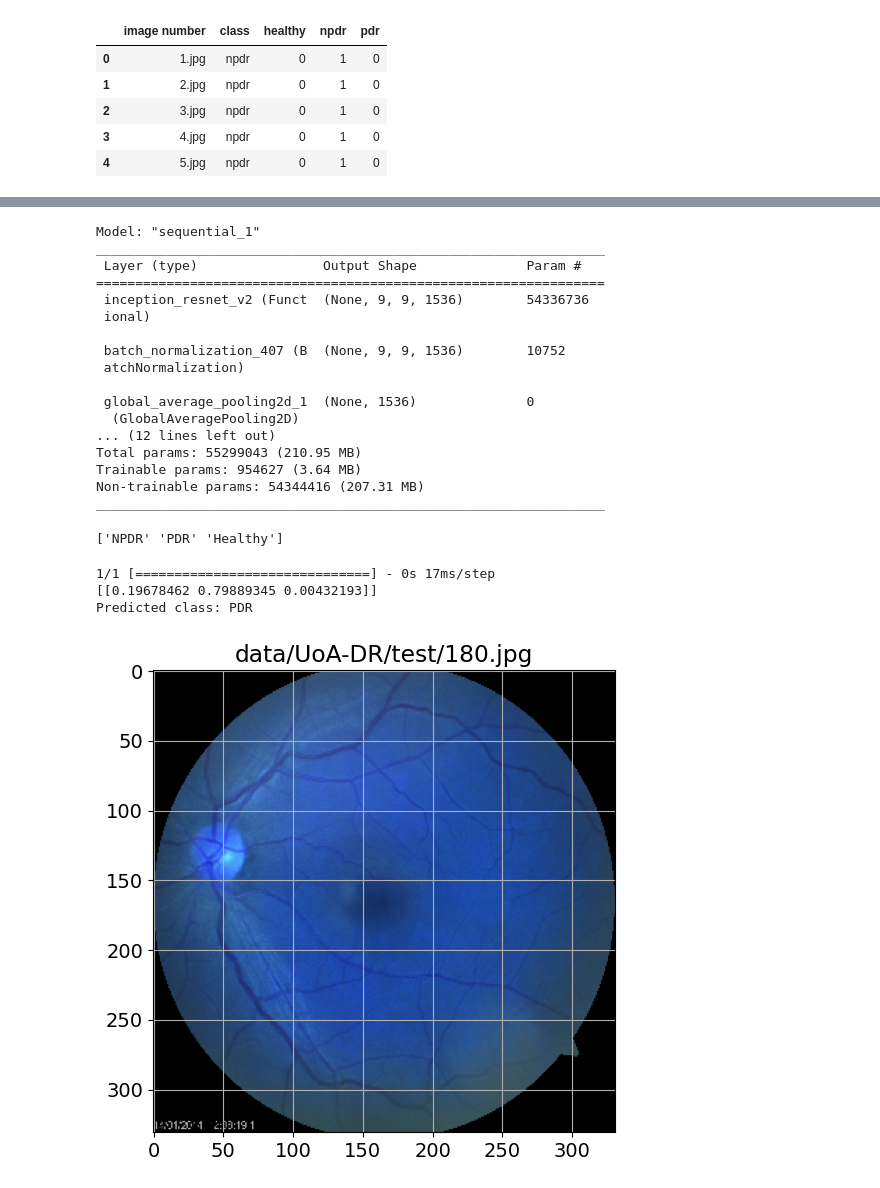
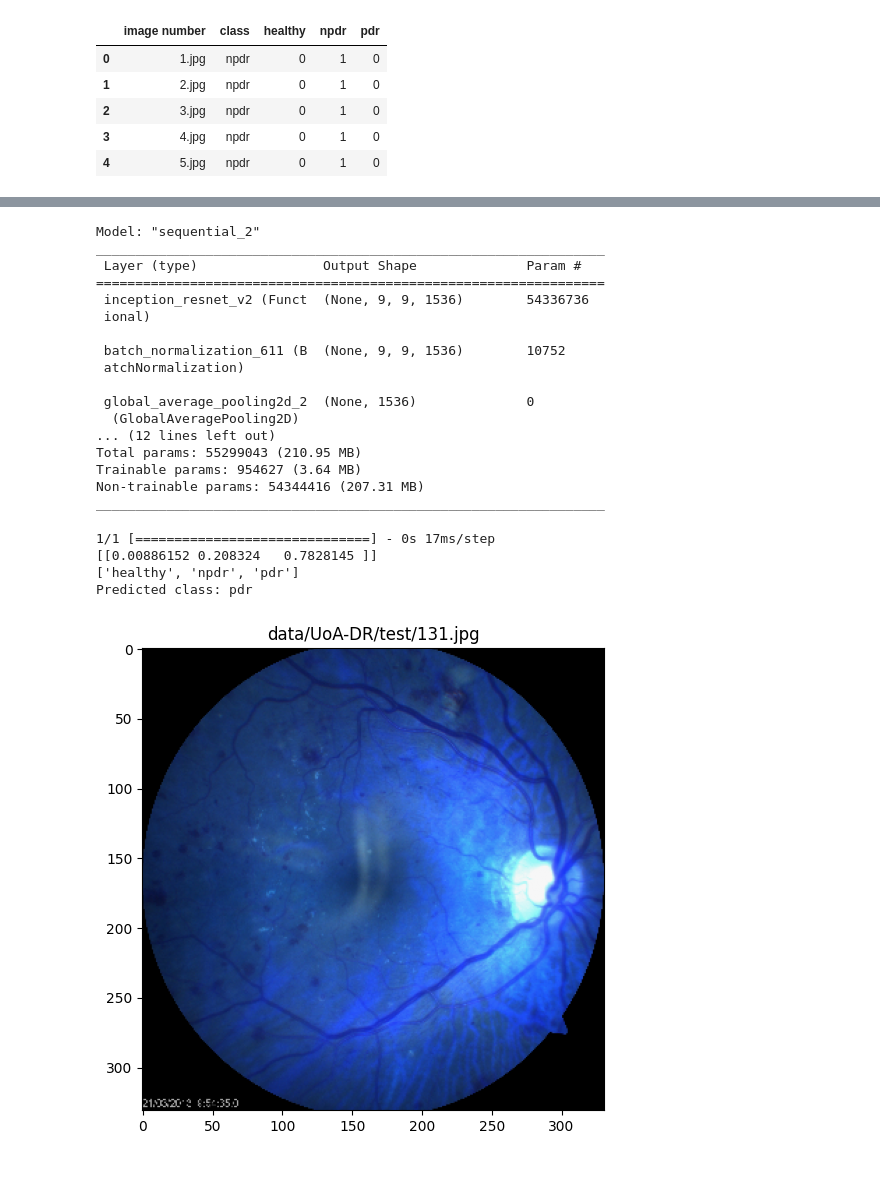
Before and after one commit to yiyangjessieyu/Deep-Learning-Image-Classifier, a Jupyter notebook: image_classifier_multi.ipynb, the cells around one changed output, grey strips where cells are left out. Saved outputs shown, nothing was run; the diff lists cells and outputs as text; code cells hidden in the pictures.

Commit message:
model works for DR images. Epoch 25/25 4/4 [==============================] - 4s 913ms/step - loss: 0.1149 - accuracy: 0.9766

```diff
--- a/image_classifier_multi.ipynb
+++ b/image_classifier_multi.ipynb
@@ -39,8 +38,8 @@ To enable the following instructions: AVX2 AVX_VNNI FMA, in other operations, re
 # Set up TODO update to UoA-DR
 
 data_path = './data/UoA-DR/'
-train_path = os.path.join(data_path, 'train2')
-test_path = os.path.join(data_path, "validation")
+train_path = os.path.join(data_path, 'train')
+test_path = os.path.join(data_path, "test")
 label_path = os.path.join(data_path, 'UoA-DR-labels.csv')
 
 labels = pd.read_csv(label_path)
@@ -48,11 +47,11 @@ labels = pd.read_csv(label_path)
 x_name = "image number"
 y_name = "class"
 
+possible_labels = sorted(labels[y_name].unique())
+print(possible_labels)
+
 labels.head()
 
-print("Train Path:", train_path)
-print("Validation Path:", test_path)
-
-# possible_labels = labels['Class'].unique()
-# print(possible_labels)
+# print("Train Path:", train_path)
+# print("Validation Path:", test_path)
 # %% [output]
@@ -61,11 +65,12 @@ Validation Path: ./data/UoA-DR/validation
 # %%
 # Custom function to convert image number to file path
 def to_file_path(id):
-    return os.path.join(train_path, labels[labels["image number"] == id]["class"].values[0], id + ".jpg")
+    return os.path.join(labels[labels["image number"] == id]["class"].values[0], id + ".jpg")
 
-x_col = "image number"
 # Convert the 'id' column to string type
-labels[x_col] = labels[x_col].astype(str)
+labels[x_name] = labels[x_name].astype(str)
 
 # Apply the to_file_path function
-labels[x_col] = labels[x_col].apply(to_file_path)
+labels[x_name] = labels[x_name].apply(to_file_path)
+
+labels.head()
@@ -283,8 +298,10 @@ _________________________________________________________________
 
 early = tf.keras.callbacks.EarlyStopping( patience=10,
 										min_delta=0.001,
-										restore_best_weights=True)
+										restore_best_weights=True,
+                                        monitor='accuracy')
 # early stopping call back
+# early_stopping = tf.keras.callbacks.EarlyStopping(monitor='val_accuracy', patience=5)
 # %%
 # Train model
 
@@ -375,61 +387,56 @@ Loss:  0.12359675019979477
 # %%
 model.summary()
 # %% [output]
-Model: "sequential_1"
+Model: "sequential_2"
 _________________________________________________________________
  Layer (type)                Output Shape              Param #
 =================================================================
  inception_resnet_v2 (Funct  (None, 9, 9, 1536)        54336736
  ional)
 
- batch_normalization_407 (B  (None, 9, 9, 1536)        10752
+ batch_normalization_611 (B  (None, 9, 9, 1536)        10752
  atchNormalization)
 
- global_average_pooling2d_1  (None, 1536)              0
+ global_average_pooling2d_2  (None, 1536)              0
   (GlobalAveragePooling2D)
 ... (12 lines left out)
 Total params: 55299043 (210.95 MB)
 Trainable params: 954627 (3.64 MB)
 Non-trainable params: 54344416 (207.31 MB)
 _________________________________________________________________
-# %%
-print(possible_labels)
-# %% [output]
-['NPDR' 'PDR' 'Healthy']
 # %%
-test_img_path = "data/UoA-DR/test/180.jpg"
+test_img_path = "data/UoA-DR/test/131.jpg"
 
 img = cv2.imread(test_img_path)
 resized_img = cv2.resize(img, (331, 331)).reshape(-1, 331, 331, 3)/255
 
 plt.figure(figsize=(6,6))
 plt.title(test_img_path)
 plt.imshow(resized_img[0])
 
 
 img = tf.keras.preprocessing.image.load_img(test_img_path)
 img = tf.keras.preprocessing.image.img_to_array(img)
 img = tf.keras.preprocessing.image.smart_resize(img, (331, 331))
 img = tf.reshape(img, (-1, 331, 331, 3))
 prediction = model.predict(img/255)
 
 print(prediction)
 
 # # Assuming your class labels are stored in a list called 'class_labels'
 # class_labels = ["class1", "class2", "class3", ...]
 
 # Get the index of the class with the highest probability
 predicted_class_index = np.argmax(prediction)
 
-# # Get the predicted class label using the index
-# predicted_class_label = class_labels[predicted_class_index]
-
+print(possible_labels) # TODO check if this is matched properly
 print("Predicted class:", possible_labels[predicted_class_index])
 # %% [output]
 1/1 [==============================] - 0s 17ms/step
-[[0.19678462 0.79889345 0.00432193]]
-Predicted class: PDR
+[[0.00886152 0.208324   0.7828145 ]]
+['healthy', 'npdr', 'pdr']
+Predicted class: pdr
-[figure, old version]
+[figure, new version]
 # %%
 # Save model
 
```
Also changed, not shown: parts of 11 cells of this notebook, 1 other file.
